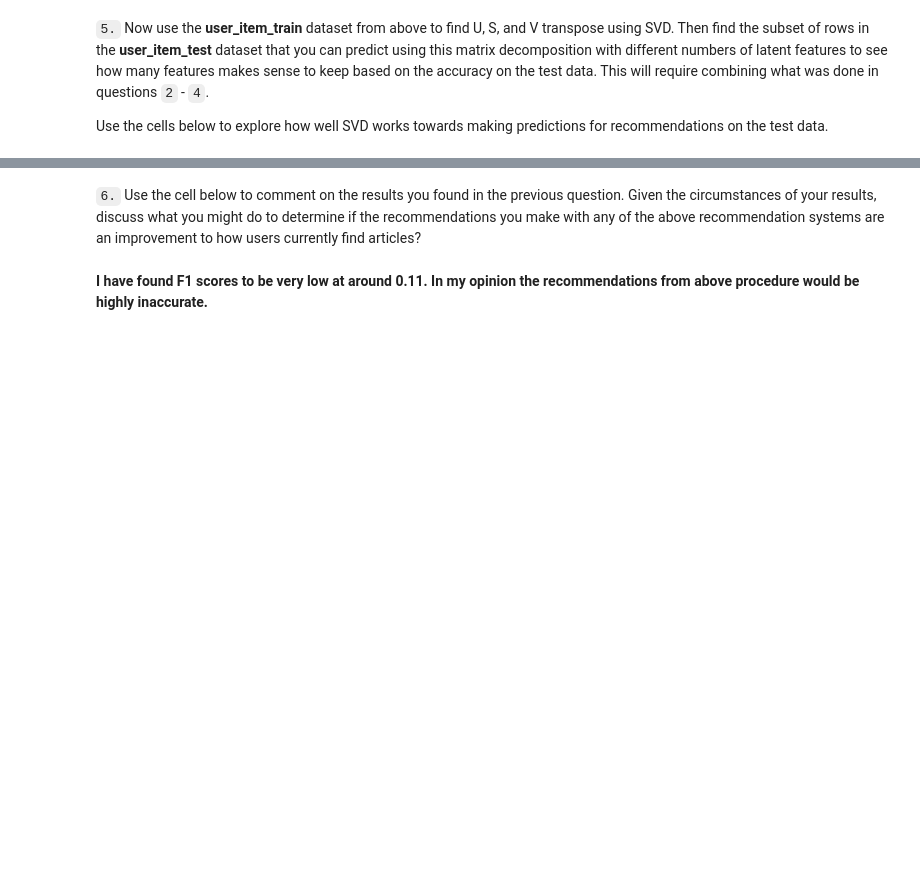
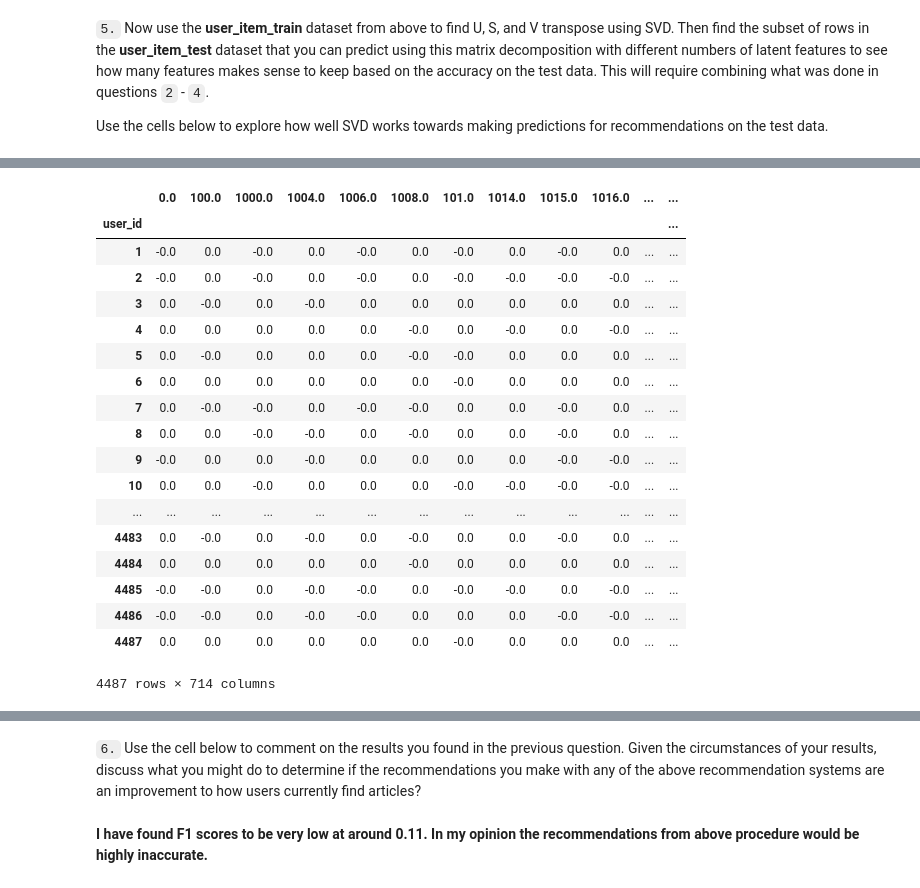
Before and after one commit to denizn/Recommendation-Engine-IBM, a Jupyter notebook: Recommendation.ipynb, the cells around one changed output, grey strips where cells are left out. Saved outputs shown, nothing was run; the diff lists cells and outputs as text; code cells hidden in the pictures; blank space fills up the shorter version.

```diff
--- a/Recommendation.ipynb
+++ b/Recommendation.ipynb
@@ -706,22 +710,22 @@ common_cols = np.intersect1d(train_cols,test_cols, return_indices=True)
 num_latent_feats = np.arange(1,20,1)
 sum_train_errs = []
 sum_test_errs = []
-f1scores = []
 scores = []
 
+u_train, s_train, vt_train = np.linalg.svd(user_item_train) # fit svd similar to above then use the cells below
 u_test, vt_test = u_train[common_idxs[1], :], vt_train[:,common_cols[1]]
 
 for k in num_latent_feats:
     # restructure with k latent features
     s_train_lat, u_train_lat, vt_train_lat = np.diag(s_train[:k]), u_train[:, :k], vt_train[:k, :]
-    u_test_lat, vt_test_lat = u_test[:, :k], vt_train_lat[:k,:]
+    u_test_lat, vt_test_lat = u_test[:, :k], vt_test[:k,:]
 
     # take dot product
     user_item_train_est = np.around(np.dot(np.dot(u_train_lat, s_train_lat), vt_train_lat))
     user_item_test_est = np.around(np.dot(np.dot(u_test_lat, s_train_lat), vt_test_lat))
 
     # compute error for each prediction to actual value
-    train_predictions = pd.DataFrame(user_item_train_est, user_item_train.index, user_item_train.columns)
+    train_predictions = pd.DataFrame(user_item_train_est, train_idx, train_cols)
     test_predictions = pd.DataFrame(user_item_test_est, common_idxs[2], common_cols[2])
     train_diffs = np.subtract(user_item_train, train_predictions)
     test_diffs = np.subtract(user_item_test.loc[user_exist,article_exist], test_predictions)
@@ -738,0 +745,22 @@ fig.tight_layout()
+# %%
+train_predictions
+# %% [output]
+|  | 0.0 | 100.0 | 1000.0 | 1004.0 | 1006.0 | 1008.0 | 101.0 | 1014.0 | 1015.0 | 1016.0 | ... | ... |
+| user_id |  |  |  |  |  |  |  |  |  |  |  | ... |
+| 1 | -0.0 | 0.0 | -0.0 | 0.0 | -0.0 | 0.0 | -0.0 | 0.0 | -0.0 | 0.0 | ... | ... |
+| 2 | -0.0 | 0.0 | -0.0 | 0.0 | -0.0 | 0.0 | -0.0 | -0.0 | -0.0 | -0.0 | ... | ... |
+| 3 | 0.0 | -0.0 | 0.0 | -0.0 | 0.0 | 0.0 | 0.0 | 0.0 | 0.0 | 0.0 | ... | ... |
+| 4 | 0.0 | 0.0 | 0.0 | 0.0 | 0.0 | -0.0 | 0.0 | -0.0 | 0.0 | -0.0 | ... | ... |
+| 5 | 0.0 | -0.0 | 0.0 | 0.0 | 0.0 | -0.0 | -0.0 | 0.0 | 0.0 | 0.0 | ... | ... |
+| 6 | 0.0 | 0.0 | 0.0 | 0.0 | 0.0 | 0.0 | -0.0 | 0.0 | 0.0 | 0.0 | ... | ... |
+| 7 | 0.0 | -0.0 | -0.0 | 0.0 | -0.0 | -0.0 | 0.0 | 0.0 | -0.0 | 0.0 | ... | ... |
+| 8 | 0.0 | 0.0 | -0.0 | -0.0 | 0.0 | -0.0 | 0.0 | 0.0 | -0.0 | 0.0 | ... | ... |
+| 9 | -0.0 | 0.0 | 0.0 | -0.0 | 0.0 | 0.0 | 0.0 | 0.0 | -0.0 | -0.0 | ... | ... |
+| 10 | 0.0 | 0.0 | -0.0 | 0.0 | 0.0 | 0.0 | -0.0 | -0.0 | -0.0 | -0.0 | ... | ... |
+| ... | ... | ... | ... | ... | ... | ... | ... | ... | ... | ... | ... | ... |
+| 4483 | 0.0 | -0.0 | 0.0 | -0.0 | 0.0 | -0.0 | 0.0 | 0.0 | -0.0 | 0.0 | ... | ... |
+| 4484 | 0.0 | 0.0 | 0.0 | 0.0 | 0.0 | -0.0 | 0.0 | 0.0 | 0.0 | 0.0 | ... | ... |
+| 4485 | -0.0 | -0.0 | 0.0 | -0.0 | -0.0 | 0.0 | -0.0 | -0.0 | 0.0 | -0.0 | ... | ... |
+| 4486 | -0.0 | -0.0 | 0.0 | -0.0 | -0.0 | 0.0 | 0.0 | 0.0 | -0.0 | -0.0 | ... | ... |
+| 4487 | 0.0 | 0.0 | 0.0 | 0.0 | 0.0 | 0.0 | -0.0 | 0.0 | 0.0 | 0.0 | ... | ... |
+4487 rows × 714 columns
```
Also changed, not shown: parts of 5 cells of this notebook.
